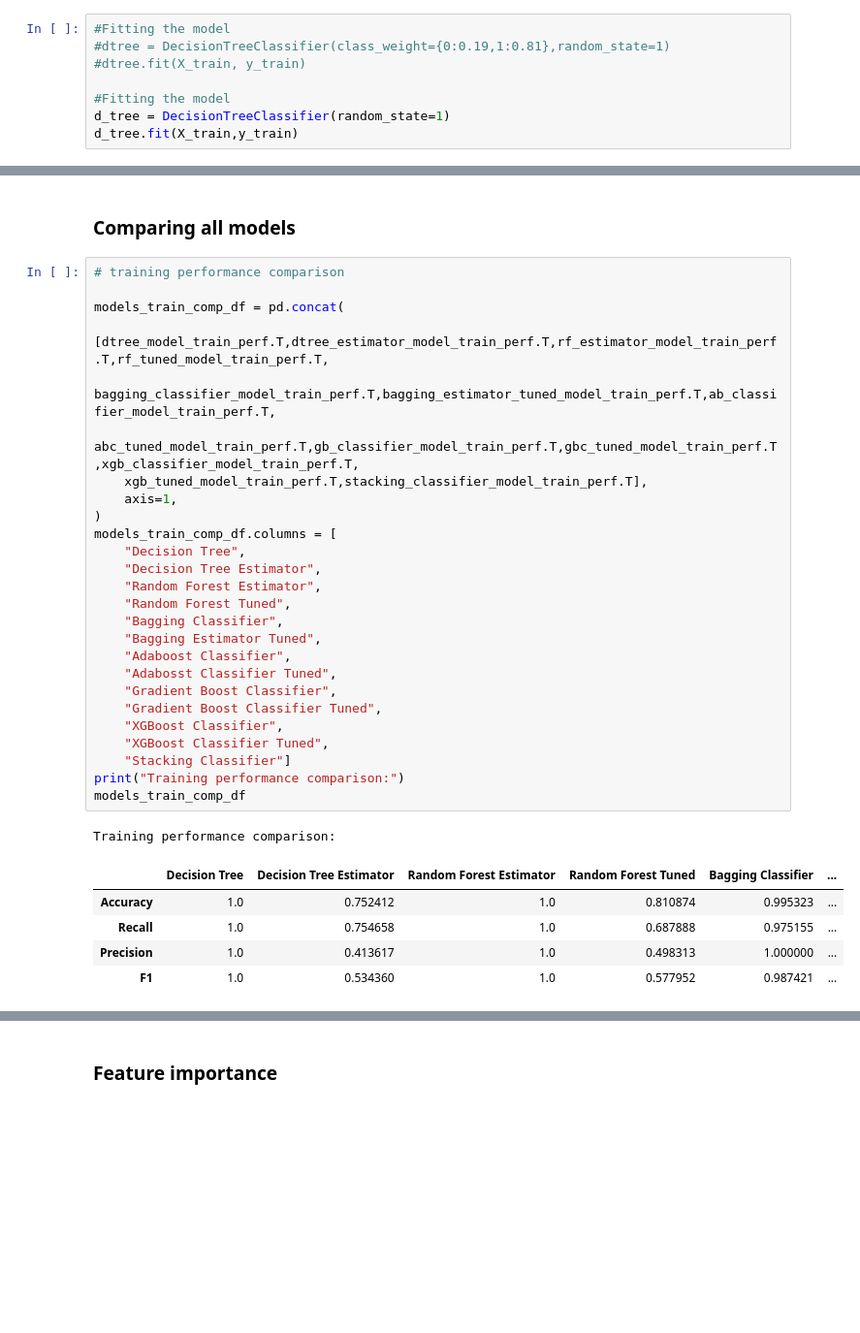
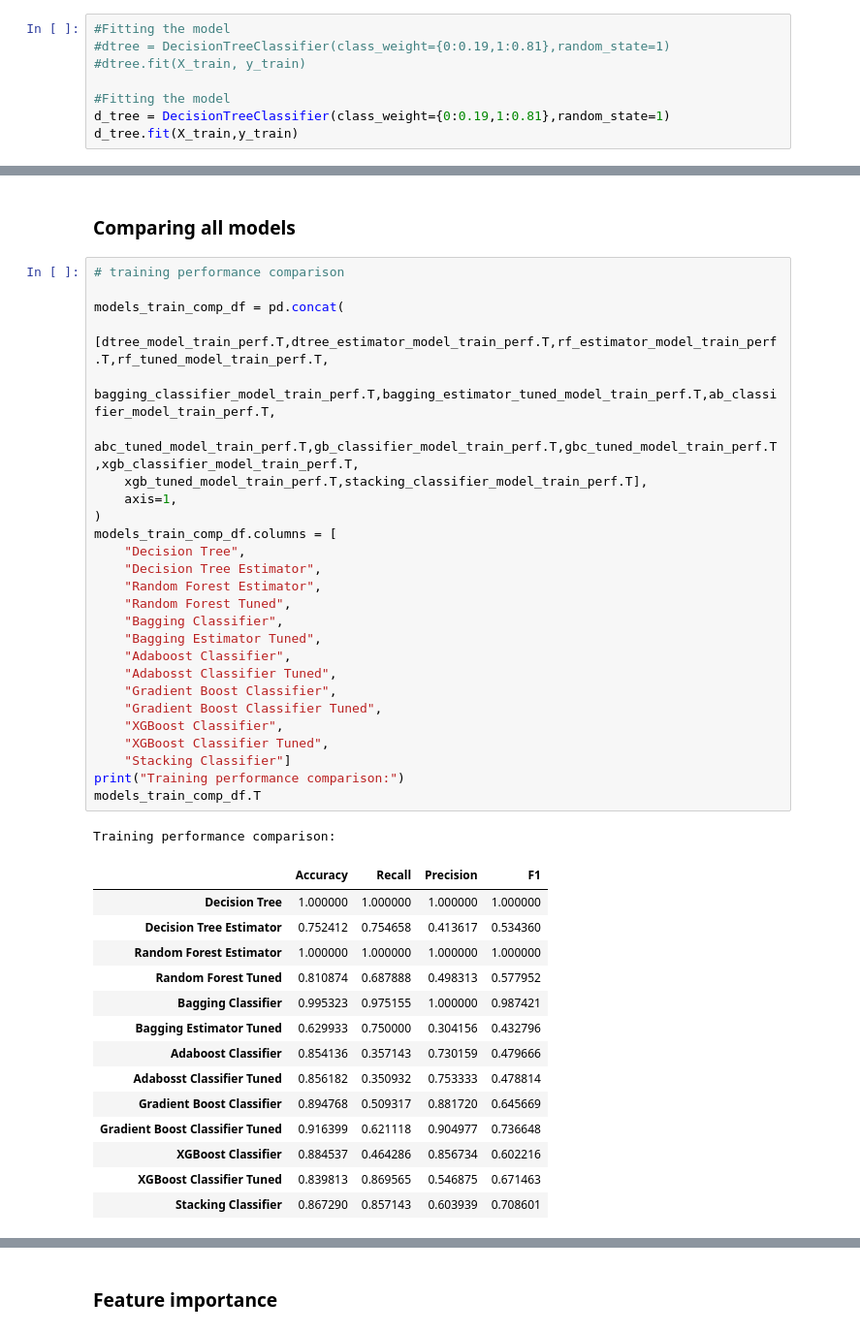
Before and after one commit to cfreeman22/TravelPackagePrediction, a Jupyter notebook: TravelPackagePurchasePrediction.ipynb, the cells around one changed output, grey strips where cells are left out. Shown at 97% size. Saved outputs shown, nothing was run; the diff lists cells and outputs as text; blank space fills up the shorter version.

```diff
--- a/TravelPackagePurchasePrediction.ipynb
+++ b/TravelPackagePurchasePrediction.ipynb
@@ -1046,6 +1109,6 @@ We would want Recall to be maximized, the greater the Recall higher the chances
 #dtree.fit(X_train, y_train)
 
 #Fitting the model
-d_tree = DecisionTreeClassifier(random_state=1)
+d_tree = DecisionTreeClassifier(class_weight={0:0.19,1:0.81},random_state=1)
 d_tree.fit(X_train,y_train)
 # %% [output]
@@ -1588,36 +1719,45 @@ Testing performance:
 # %%
 # training performance comparison
 
 models_train_comp_df = pd.concat(
     [dtree_model_train_perf.T,dtree_estimator_model_train_perf.T,rf_estimator_model_train_perf.T,rf_tuned_model_train_perf.T,
      bagging_classifier_model_train_perf.T,bagging_estimator_tuned_model_train_perf.T,ab_classifier_model_train_perf.T,
      abc_tuned_model_train_perf.T,gb_classifier_model_train_perf.T,gbc_tuned_model_train_perf.T,xgb_classifier_model_train_perf.T,
     xgb_tuned_model_train_perf.T,stacking_classifier_model_train_perf.T],
     axis=1,
 )
 models_train_comp_df.columns = [
     "Decision Tree",
     "Decision Tree Estimator",
     "Random Forest Estimator",
     "Random Forest Tuned",
     "Bagging Classifier",
     "Bagging Estimator Tuned",
     "Adaboost Classifier",
     "Adabosst Classifier Tuned",
     "Gradient Boost Classifier",
     "Gradient Boost Classifier Tuned",
     "XGBoost Classifier",
     "XGBoost Classifier Tuned",
     "Stacking Classifier"]
 print("Training performance comparison:")
-models_train_comp_df
+models_train_comp_df.T
 # %% [output]
 Training performance comparison:
-|  | Decision Tree | Decision Tree Estimator | Random Forest Estimator | Random Forest Tuned | Bagging Classifier | ... |
-| Accuracy | 1.0 | 0.752412 | 1.0 | 0.810874 | 0.995323 | ... |
-| Recall | 1.0 | 0.754658 | 1.0 | 0.687888 | 0.975155 | ... |
-| Precision | 1.0 | 0.413617 | 1.0 | 0.498313 | 1.000000 | ... |
-| F1 | 1.0 | 0.534360 | 1.0 | 0.577952 | 0.987421 | ... |
+|  | Accuracy | Recall | Precision | F1 |
+| Decision Tree | 1.000000 | 1.000000 | 1.000000 | 1.000000 |
+| Decision Tree Estimator | 0.752412 | 0.754658 | 0.413617 | 0.534360 |
+| Random Forest Estimator | 1.000000 | 1.000000 | 1.000000 | 1.000000 |
+| Random Forest Tuned | 0.810874 | 0.687888 | 0.498313 | 0.577952 |
+| Bagging Classifier | 0.995323 | 0.975155 | 1.000000 | 0.987421 |
+| Bagging Estimator Tuned | 0.629933 | 0.750000 | 0.304156 | 0.432796 |
+| Adaboost Classifier | 0.854136 | 0.357143 | 0.730159 | 0.479666 |
+| Adabosst Classifier Tuned | 0.856182 | 0.350932 | 0.753333 | 0.478814 |
+| Gradient Boost Classifier | 0.894768 | 0.509317 | 0.881720 | 0.645669 |
+| Gradient Boost Classifier Tuned | 0.916399 | 0.621118 | 0.904977 | 0.736648 |
+| XGBoost Classifier | 0.884537 | 0.464286 | 0.856734 | 0.602216 |
+| XGBoost Classifier Tuned | 0.839813 | 0.869565 | 0.546875 | 0.671463 |
+| Stacking Classifier | 0.867290 | 0.857143 | 0.603939 | 0.708601 |
 # %%
 # testing performance comparison
 
```
Also changed, not shown: parts of 93 cells of this notebook.
